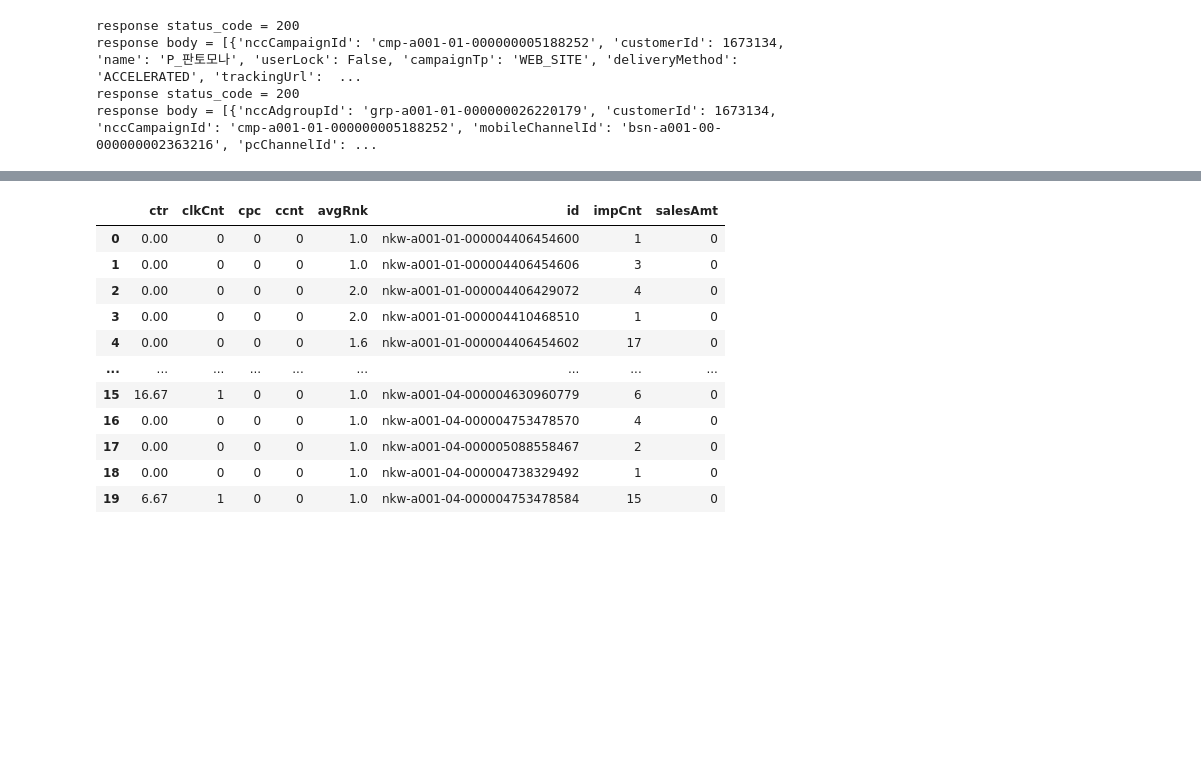
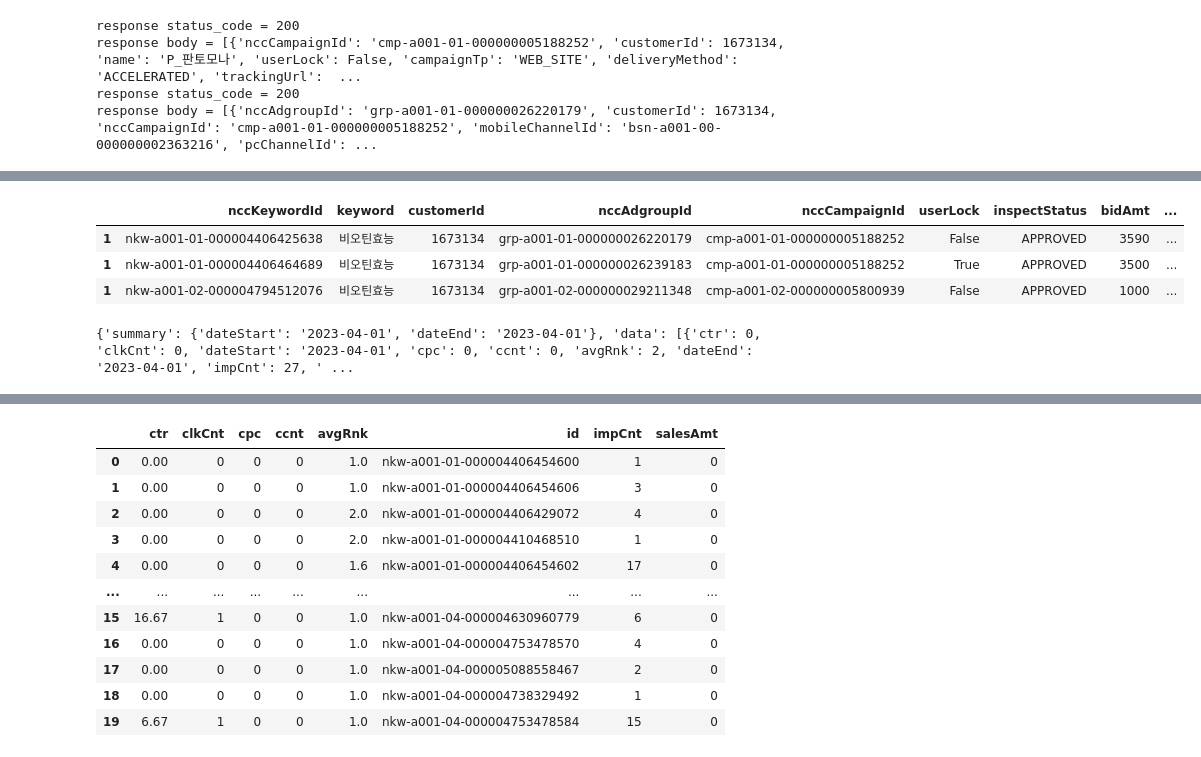
Before and after one commit to philip01phytoway/phytoway_2, a Jupyter notebook: 코드/python/네이버1차.ipynb, the cells around one changed output, grey strips where cells are left out. Saved outputs shown, nothing was run; the diff lists cells and outputs as text; code cells hidden in the pictures; blank space fills up the shorter version.

```diff
--- a/코드/python/네이버1차.ipynb
+++ b/코드/python/네이버1차.ipynb
@@ -85,3 +150,10 @@ df3 = pd.DataFrame()
 for i in keyword_list:
     df = pd.DataFrame(i)
     df3 = pd.concat([df3, df])
+# %%
+df3[df3['keyword'] == '비오틴효능']
+# %% [output]
+|  | nccKeywordId | keyword | customerId | nccAdgroupId | nccCampaignId | userLock | inspectStatus | bidAmt | ... |
+| 1 | nkw-a001-01-000004406425638 | 비오틴효능 | 1673134 | grp-a001-01-000000026220179 | cmp-a001-01-000000005188252 | False | APPROVED | 3590 | ... |
+| 1 | nkw-a001-01-000004406464689 | 비오틴효능 | 1673134 | grp-a001-01-000000026239183 | cmp-a001-01-000000005188252 | True | APPROVED | 3500 | ... |
+| 1 | nkw-a001-02-000004794512076 | 비오틴효능 | 1673134 | grp-a001-02-000000029211348 | cmp-a001-02-000000005800939 | False | APPROVED | 1000 | ... |
@@ -87,0 +172,7 @@ for i in keyword_list:
+# %%
+uri = '/stats'
+method = 'GET'
+r = requests.get(BASE_URL + uri, params={'id': 'nkw-a001-01-000004406425638', 'fields': '["clkCnt","impCnt","salesAmt", "ctr", "cpc", "avgRnk", "ccnt"]', 'timeRange': '{"since":"2023-04-01","until":"2023-04-01"}'}, headers=get_header(method, uri, API_KEY, SECRET_KEY, CUSTOMER_ID))
+print(r.json())
+# %% [output]
+{'summary': {'dateStart': '2023-04-01', 'dateEnd': '2023-04-01'}, 'data': [{'ctr': 0, 'clkCnt': 0, 'dateStart': '2023-04-01', 'cpc': 0, 'ccnt': 0, 'avgRnk': 2, 'dateEnd': '2023-04-01', 'impCnt': 27, ' ...
```
Also changed, not shown: parts of 10 cells of this notebook, 3 other files.
